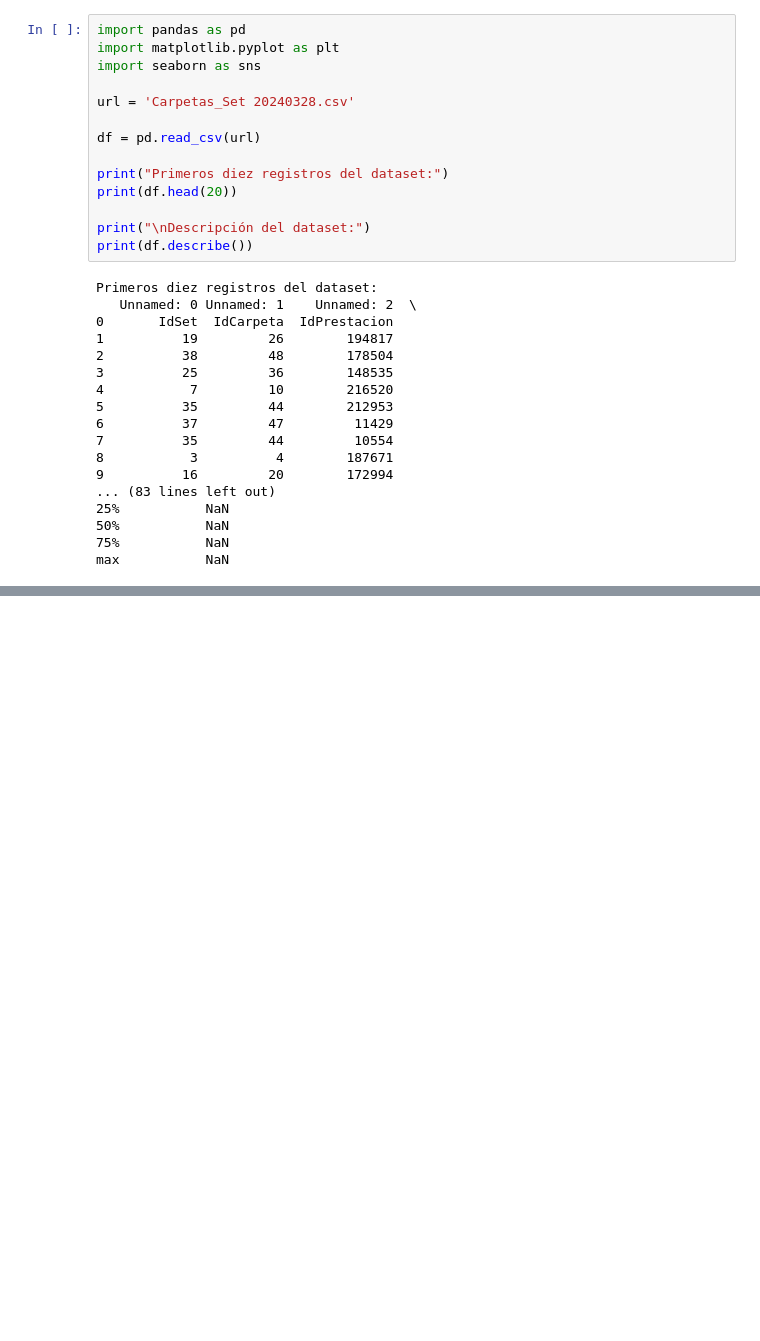
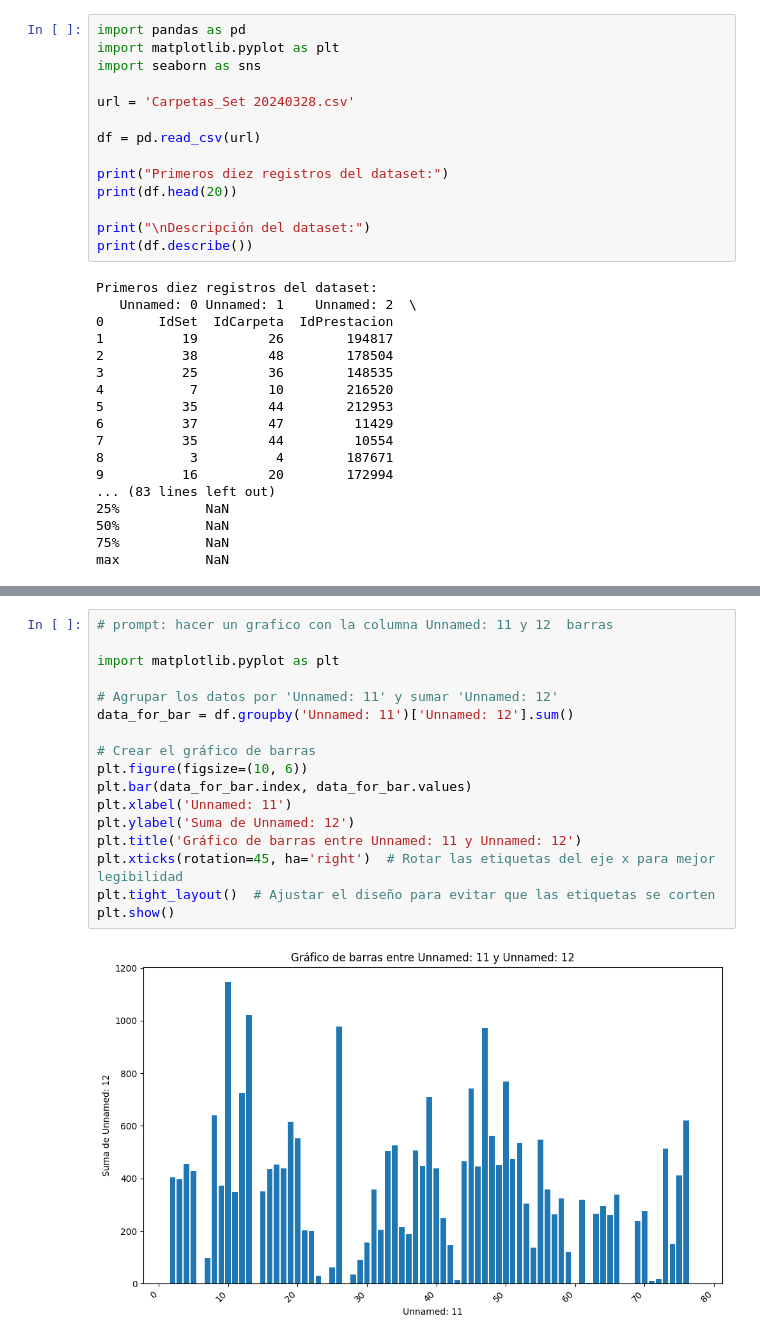
Before and after one commit to LosDatalovers/PRACTICA-PROFESIONALIZANTE-1, a Jupyter notebook: practica_profesionalizante_1.ipynb, the cells around one changed output, grey strips where cells are left out. Saved outputs shown, nothing was run; the diff lists cells and outputs as text; blank space fills up the shorter version.

```diff
--- a/practica_profesionalizante_1.ipynb
+++ b/practica_profesionalizante_1.ipynb
@@ -95,0 +135,19 @@ max           NaN
+# %%
+# prompt: hacer un grafico con la columna Unnamed: 11 y 12  barras
+
+import matplotlib.pyplot as plt
+
+# Agrupar los datos por 'Unnamed: 11' y sumar 'Unnamed: 12'
+data_for_bar = df.groupby('Unnamed: 11')['Unnamed: 12'].sum()
+
+# Crear el gráfico de barras
+plt.figure(figsize=(10, 6))
+plt.bar(data_for_bar.index, data_for_bar.values)
+plt.xlabel('Unnamed: 11')
+plt.ylabel('Suma de Unnamed: 12')
+plt.title('Gráfico de barras entre Unnamed: 11 y Unnamed: 12')
+plt.xticks(rotation=45, ha='right')  # Rotar las etiquetas del eje x para mejor legibilidad
+plt.tight_layout()  # Ajustar el diseño para evitar que las etiquetas se corten
+plt.show()
+# %% [output]
+[figure, added]
```
Also changed, not shown: parts of 7 cells of this notebook.
